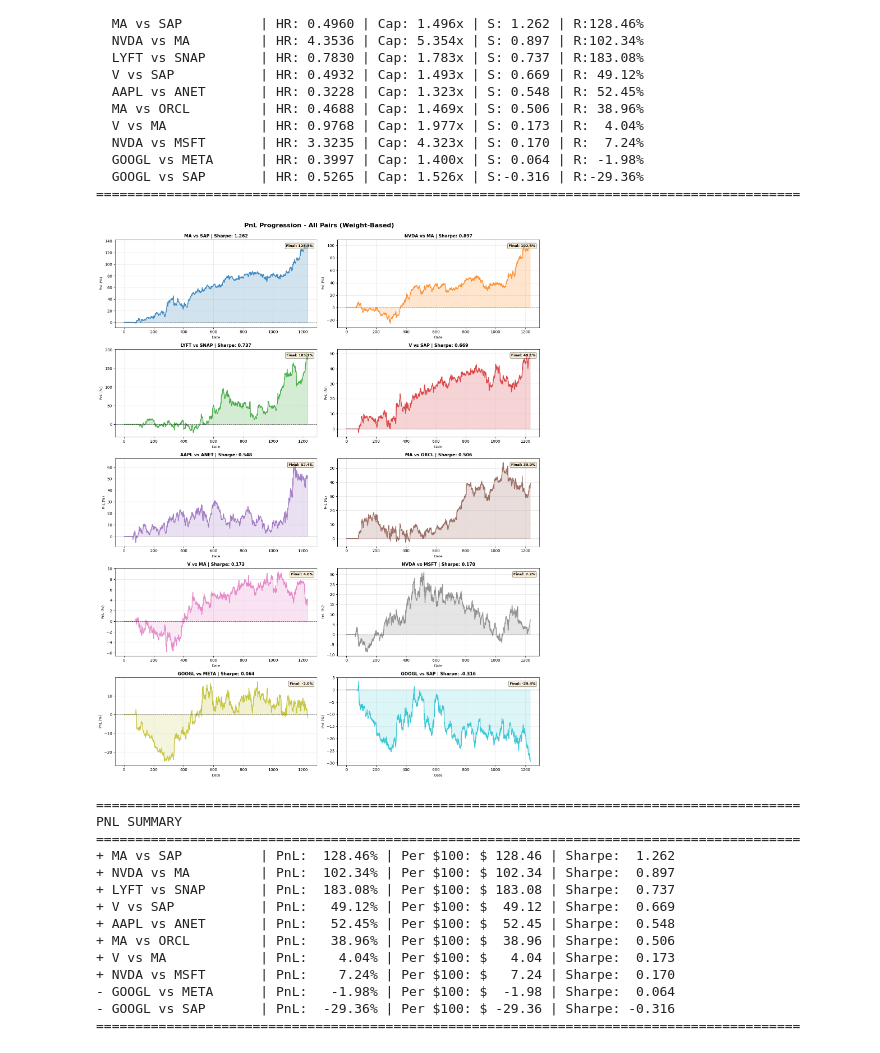
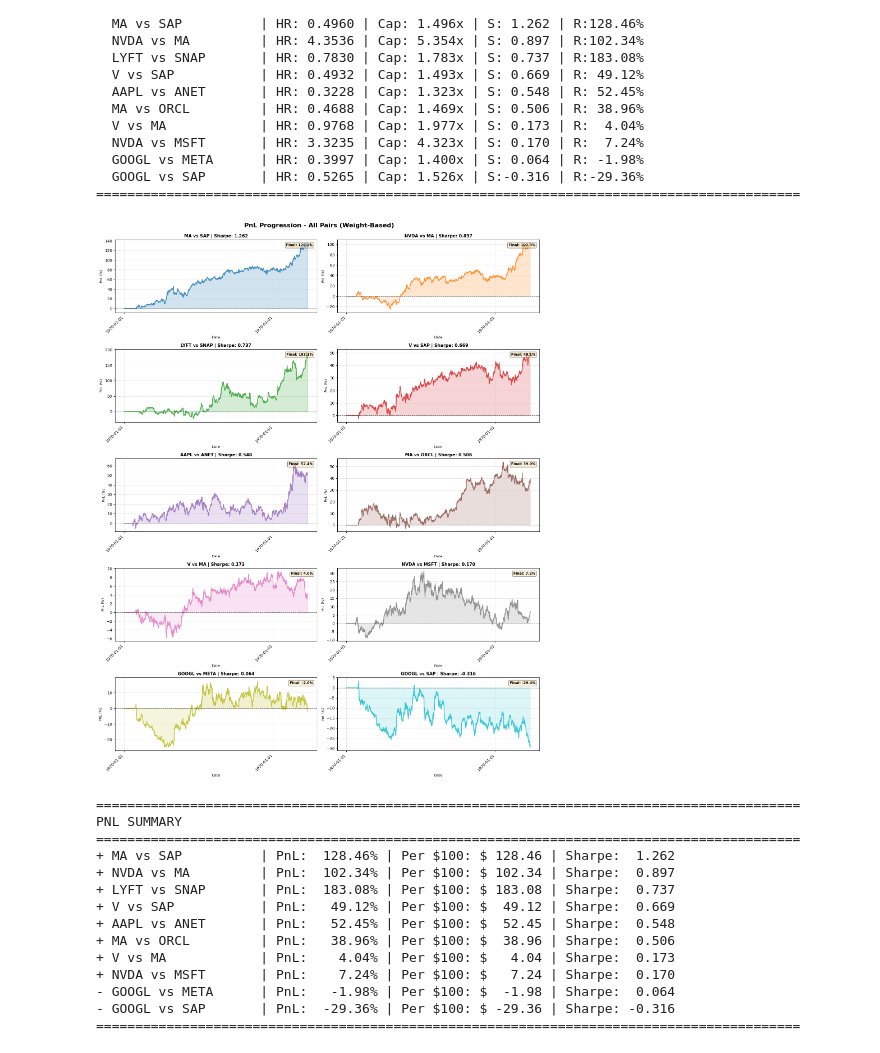
Before and after one commit to Techdude01/Pair_Trading_Arbitrage, a Jupyter notebook: signal/signals.ipynb, the cells around one changed output. Drawn from its saved outputs; the diff is of its cells as text; code cells hidden in the pictures.

Commit message:
fix date in signals

```diff
--- a/signal/signals.ipynb
+++ b/signal/signals.ipynb
@@ -1,7 +1,4 @@
 # %%
-# ============================================================================
-# STATISTICAL ARBITRAGE - PAIRS TRADING BACKTEST
-# ============================================================================
 """Clean implementation with proper capital normalization and risk metrics."""
 
 import sys
@@ -16,6 +13,18 @@ from utils.io import load_data, load_pairs
 from utils.config import get_stock_data_path
 
 data = load_data(get_stock_data_path())
+# Ensure Date is a proper datetime index for plotting
+if 'Date' in data.columns:
+    data['Date'] = pd.to_datetime(data['Date'], errors='coerce')
+    data = data.set_index('Date').sort_index()
+elif not isinstance(data.index, pd.DatetimeIndex):
+    # Fallback: try to parse index if it's date-like strings
+    try:
+        data.index = pd.to_datetime(data.index, errors='coerce')
+        data = data.sort_index()
+    except Exception:
+        pass
+
 pairs = load_pairs('../analysis/cointegrated_pairs.pkl')
 
 print("Data loaded")
@@ -136,10 +142,6 @@ print("Functions loaded")
 # %% [output]
 Functions loaded
 # %%
-# ============================================================================
-# RUN BACKTEST (INTERCEPT-AWARE + WEIGHT-BASED)
-# ============================================================================
-
 all_results = []
 
 print("\nRunning backtest...")
@@ -160,6 +162,7 @@ for i, p in enumerate(pairs, 1):
     res['AvgTradeReturn'] = trade_stats['AvgTradeReturn']
     res['MedianTradeReturn'] = trade_stats['MedianTradeReturn']
     res['AvgHoldDays'] = trade_stats['AvgHoldDays']
+    res['Position'] = pos  # store for diagnostics
 
     all_results.append({
         'Pair': f"{s1} vs {s2}", 'HedgeRatio': hr, 'PValue': p['pvalue'],
@@ -284,9 +278,6 @@ SUMMARY
   GOOGL vs SAP       | HR: 0.5265 | Cap: 1.526x | S:-0.316 | R:-29.36%
 ==========================================================================================
 # %%
-# ============================================================================
-# PNL PROGRESSION - EACH PAIR
-# ============================================================================
 
 # Dynamic grid for any number of pairs (2 columns)
 n_pairs = len(all_results)
@@ -302,6 +293,10 @@ for idx, (ax, r) in enumerate(zip(axes.flat, sorted_pairs)):
     # Calculate PnL from cumulative returns
     cum = r['Results']['Cumulative']
     pnl = (cum - 1) * 100  # PnL in percentage terms
+
+    # Convert index to datetime if it's not already
+    if not isinstance(pnl.index, pd.DatetimeIndex):
+        pnl.index = pd.to_datetime(pnl.index)
 
     # Color based on performance (use colormap cycle)
     cmap = plt.get_cmap('tab10' if len(sorted_pairs) <= 10 else 'tab20')
@@ -325,38 +320,43 @@ for idx, (ax, r) in enumerate(zip(axes.flat, sorted_pairs)):
     ax.set_xlabel('Date', fontsize=9)
     ax.set_ylabel('PnL (%)', fontsize=9)
     ax.grid(True, alpha=0.3)
+
+    # Format x-axis dates
+    ax.xaxis.set_major_formatter(plt.matplotlib.dates.DateFormatter('%Y-%m-%d'))
+    ax.xaxis.set_major_locator(plt.matplotlib.dates.AutoDateLocator())
+    plt.setp(ax.xaxis.get_majorticklabels(), rotation=45, ha='right')
 
     # Add final PnL annotation
     final_pnl = pnl.iloc[-1]
     ax.text(0.98, 0.95, f'Final: {final_pnl:.1f}%',
             transform=ax.transAxes, fontsize=9, fontweight='bold',
             bbox=dict(boxstyle='round', facecolor='wheat', alpha=0.5),
             verticalalignment='top', horizontalalignment='right')
 
 # Hide extra subplot if odd number of pairs
 if len(sorted_pairs) < len(axes.flat):
     axes.flat[-1].set_visible(False)
 
 plt.tight_layout()
 plt.show()
 
 # Print PnL summary
 print("\n" + "="*90)
 print("PNL SUMMARY")
 print("="*90)
 for r in sorted_pairs:
     cum = r['Results']['Cumulative']
     initial = 1.0
     final = cum.iloc[-1] if len(cum) > 0 else 1.0
     pnl_pct = (final - initial) * 100
     pnl_dollar = (final - initial) * 100  # Per $100 invested
 
     status = "+" if pnl_pct > 0 else "-"
     print(f"{status} {r['Pair']:18s} | PnL: {pnl_pct:>7.2f}% | "
           f"Per $100: ${pnl_dollar:>7.2f} | Sharpe: {r['Sharpe']:>6.3f}")
 print("="*90)
 # %% [output]
-[figure, old version]
+[figure, new version]
 ==========================================================================================
 PNL SUMMARY
 ==========================================================================================
```
Also changed, not shown: parts of 5 cells of this notebook.
